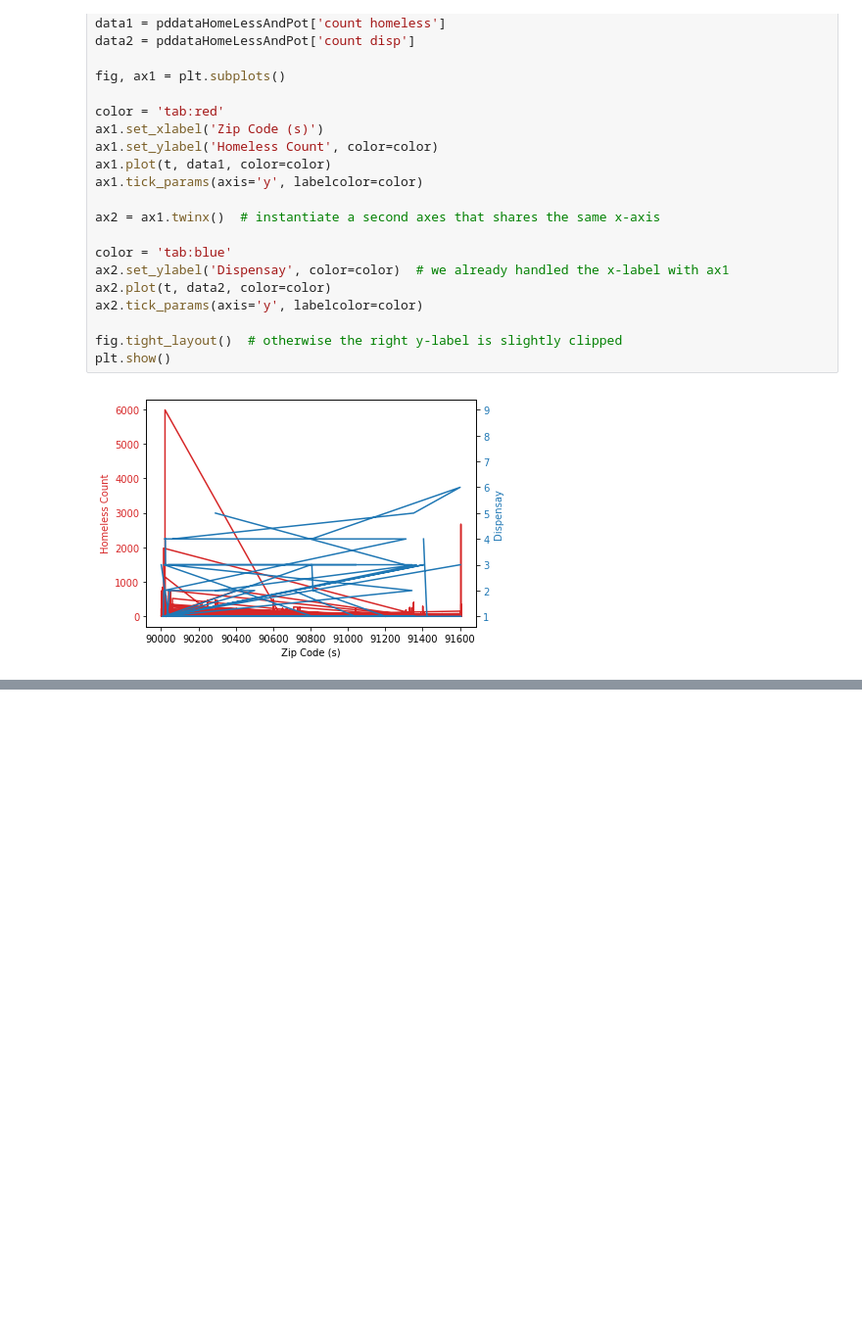
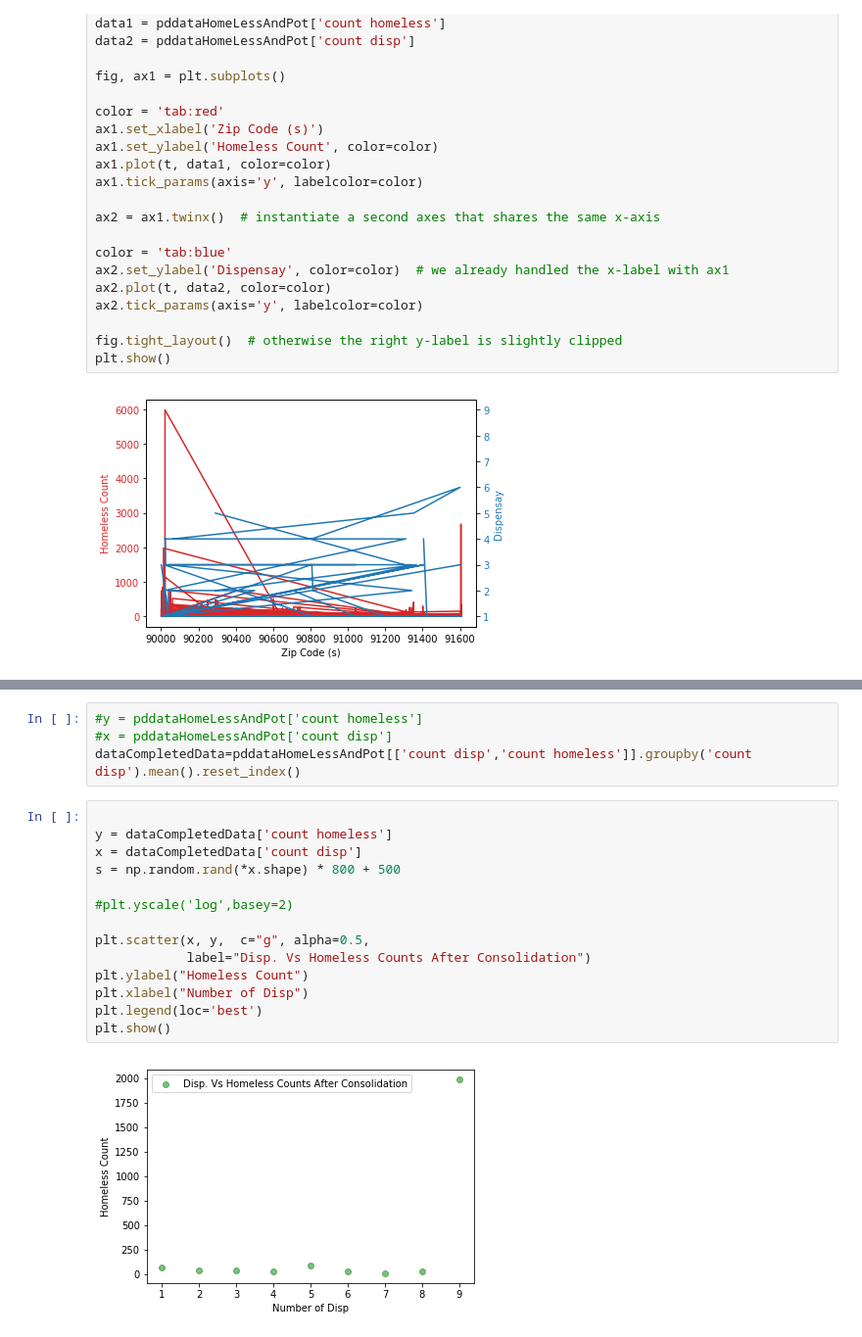
Before and after one commit to omkarkameshiyer/TeamBB4Project, a Jupyter notebook: CorrelationBetweenHomelessAndDispensary.ipynb, the cells around one changed output, grey strips where cells are left out. Shown at 98% size. Drawn from its saved outputs; the diff is of its cells as text; blank space fills up the shorter version.

```diff
--- a/CorrelationBetweenHomelessAndDispensary.ipynb
+++ b/CorrelationBetweenHomelessAndDispensary.ipynb
@@ -118,0 +121,20 @@ plt.show()
+# %%
+#y = pddataHomeLessAndPot['count homeless']
+#x = pddataHomeLessAndPot['count disp']
+dataCompletedData=pddataHomeLessAndPot[['count disp','count homeless']].groupby('count disp').mean().reset_index()
+# %%
+
+y = dataCompletedData['count homeless']
+x = dataCompletedData['count disp']
+s = np.random.rand(*x.shape) * 800 + 500
+
+#plt.yscale('log',basey=2)
+
+plt.scatter(x, y,  c="g", alpha=0.5,
+            label="Disp. Vs Homeless Counts After Consolidation")
+plt.ylabel("Homeless Count")
+plt.xlabel("Number of Disp")
+plt.legend(loc='best')
+plt.show()
+# %% [output]
+[figure, added]
```
Also changed, not shown: parts of 8 cells of this notebook.
